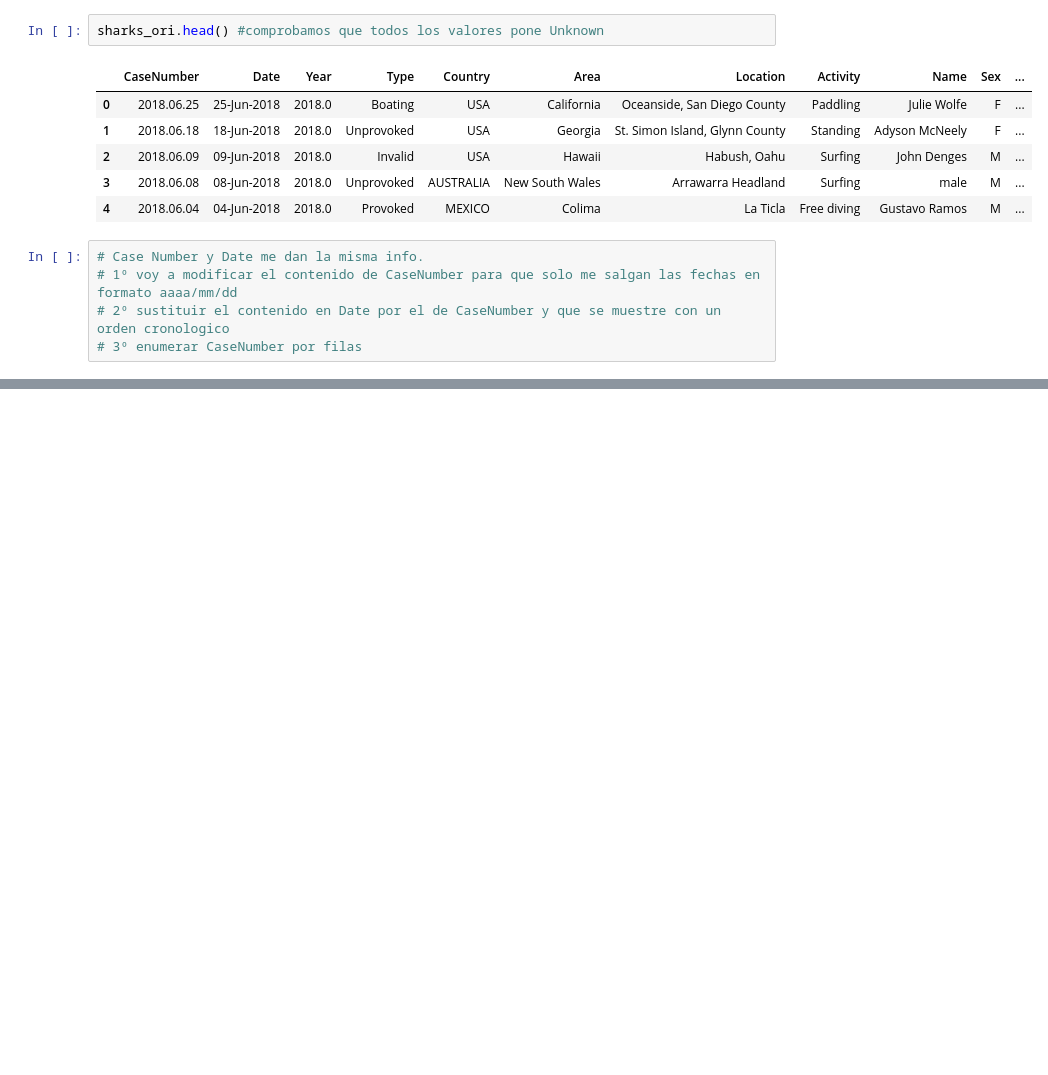
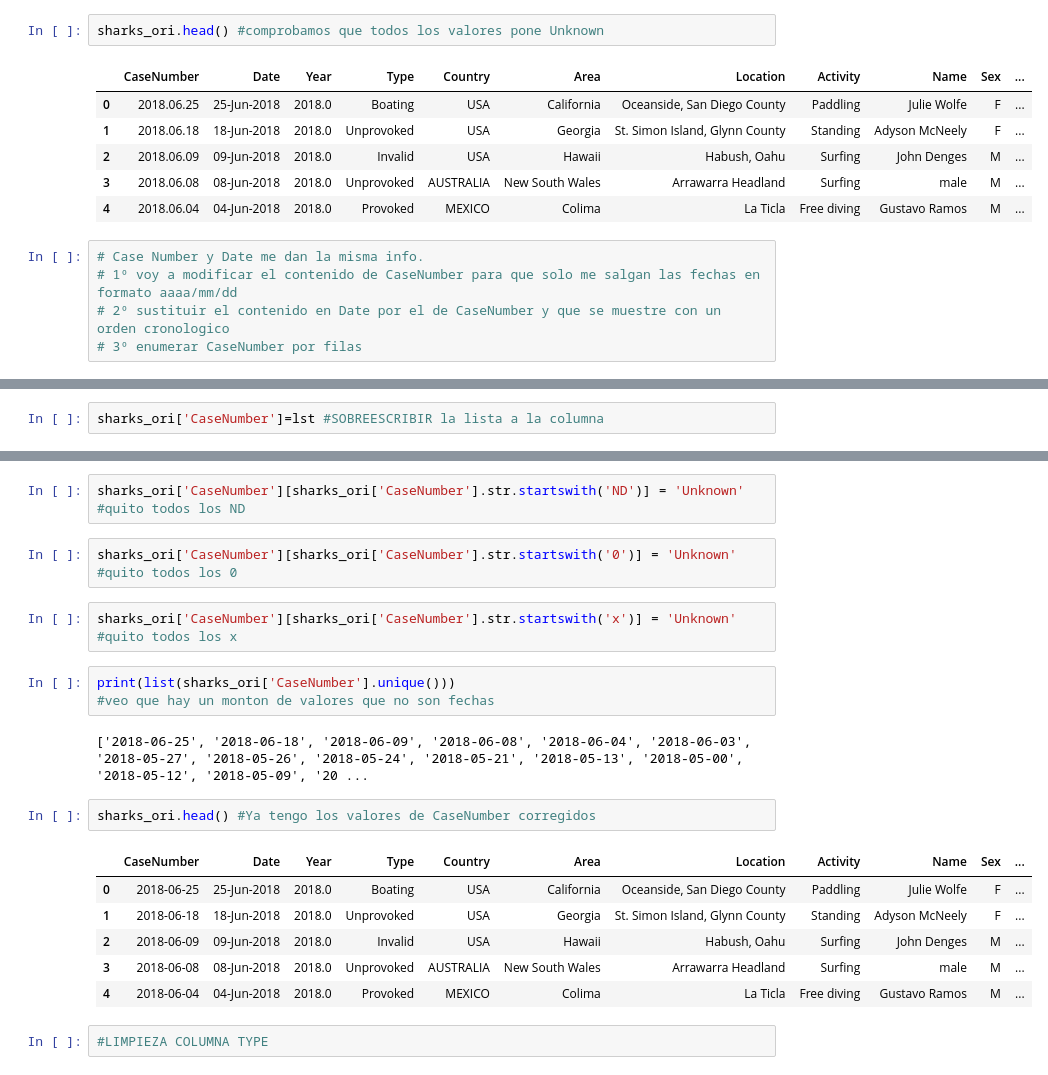
Before and after one commit to juliasabatel/Sharks_proyecto, a Jupyter notebook: Sharks_proyecto.ipynb, the cells around one changed output, grey strips where cells are left out. Saved outputs shown, nothing was run; the diff lists cells and outputs as text; blank space fills up the shorter version.

```diff
--- a/Sharks_proyecto.ipynb
+++ b/Sharks_proyecto.ipynb
@@ -278,4 +278,6 @@ lst
  '2010-08-10',
  '2010-08-10',
  ...]
+# %%
+sharks_ori['CaseNumber']=lst #SOBREESCRIBIR la lista a la columna
 # %%
@@ -282,0 +303,22 @@ lst
+# %%
+sharks_ori['CaseNumber'][sharks_ori['CaseNumber'].str.startswith('ND')] = 'Unknown' #quito todos los ND
+# %%
+sharks_ori['CaseNumber'][sharks_ori['CaseNumber'].str.startswith('0')] = 'Unknown' #quito todos los 0
+# %%
+sharks_ori['CaseNumber'][sharks_ori['CaseNumber'].str.startswith('x')] = 'Unknown' #quito todos los x
+# %%
+print(list(sharks_ori['CaseNumber'].unique()))
+#veo que hay un monton de valores que no son fechas
+# %% [output]
+['2018-06-25', '2018-06-18', '2018-06-09', '2018-06-08', '2018-06-04', '2018-06-03', '2018-05-27', '2018-05-26', '2018-05-24', '2018-05-21', '2018-05-13', '2018-05-00', '2018-05-12', '2018-05-09', '20 ...
+# %%
+sharks_ori.head() #Ya tengo los valores de CaseNumber corregidos
+# %% [output]
+|  | CaseNumber | Date | Year | Type | Country | Area | Location | Activity | Name | Sex | ... |
+| 0 | 2018-06-25 | 25-Jun-2018 | 2018.0 | Boating | USA | California | Oceanside, San Diego County | Paddling | Julie Wolfe | F | ... |
+| 1 | 2018-06-18 | 18-Jun-2018 | 2018.0 | Unprovoked | USA | Georgia | St. Simon Island, Glynn County | Standing | Adyson McNeely | F | ... |
+| 2 | 2018-06-09 | 09-Jun-2018 | 2018.0 | Invalid | USA | Hawaii | Habush, Oahu | Surfing | John Denges | M | ... |
+| 3 | 2018-06-08 | 08-Jun-2018 | 2018.0 | Unprovoked | AUSTRALIA | New South Wales | Arrawarra Headland | Surfing | male | M | ... |
+| 4 | 2018-06-04 | 04-Jun-2018 | 2018.0 | Provoked | MEXICO | Colima | La Ticla | Free diving | Gustavo Ramos | M | ... |
+# %%
+#LIMPIEZA COLUMNA TYPE
```
Also changed, not shown: parts of 29 cells of this notebook, 1 other file.
